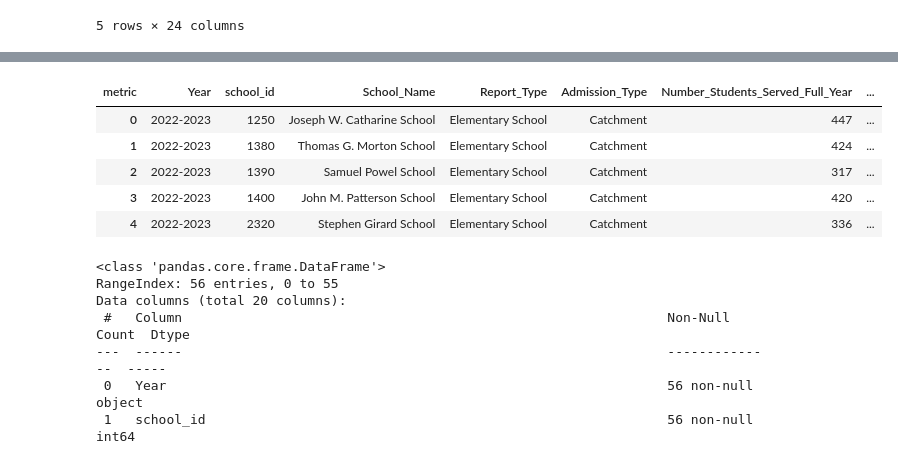
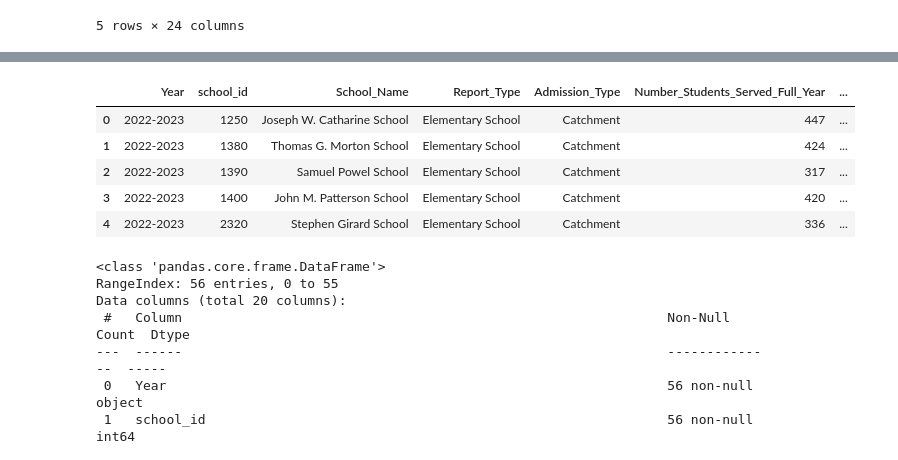
Before and after one commit to EricCroston/Philadelphia-School_Performance_vs_Crime_Data, a Jupyter notebook: School_Metrics_Cleanup.ipynb, the cells around one changed output, grey strips where cells are left out. Cells and saved outputs as stored; diff of their text form; code cells hidden in the pictures.

```diff
--- a/School_Metrics_Cleanup.ipynb
+++ b/School_Metrics_Cleanup.ipynb
@@ -1226,31 +1422,33 @@ es_metrics_df = es_metrics_df[es_columns]
 # %%
 # Rename the Columns with compatible formatting
 es_metrics_df = es_metrics_df.rename(columns={
     'accountability_year': 'Year',
     'school_id': 'school_id',
     'school_name': 'School_Name',
     'report_type': 'Report_Type',
     'Admission Type': 'Admission_Type',
     '# of Students Served Over the Full Year': 'Number_Students_Served_Full_Year',
     'October 1 Enrollment': 'October_1_Enrollment',
     'PSSA ELA: % of Students Below Basic, Grade 3': 'PSSA_ELA_Percent_Students_Below_Basic_Grade_3',
     'PSSA ELA: % of Students Below Basic, Grades 3-8': 'PSSA_ELA_Percent_Students_Below_Basic_Grades_3_to_8',
     'PSSA ELA: % of Students Proficient or Advanced, Grade 3': 'PSSA_ELA_Percent_Students_Proficient_or_Advanced_Grade_3',
     'PSSA ELA: % of Students Proficient or Advanced, Grades 3-8': 'PSSA_ELA_Percent_Students_Proficient_or_Advanced_Grades_3_to_8',
     'PSSA Math: % of Students Below Basic, Grade 3': 'PSSA_Math_Percent_Students_Below_Basic_Grade_3',
     'PSSA Math: % of Students Below Basic, Grades 3-8': 'PSSA_Math_Percent_Students_Below_Basic_Grades_3_to_8',
     'PSSA Math: % of Students Proficient or Advanced, Grade 3': 'PSSA_Math_Percent_Students_Proficient_or_Advanced_Grade_3',
     'PSSA Math: % of Students Proficient or Advanced, Grades 3-8': 'PSSA_Math_Percent_Students_Proficient_or_Advanced_Grades_3_to_8',
     'PSSA Science: % of Students Below Basic, Grades 4-8': 'PSSA_Science_Percent_Students_Below_Basic_Grades_4_to_8',
     'PSSA Science: % of Students Proficient or Advanced, Grades 4-8': 'PSSA_Science_Percent_Students_Proficient_or_Advanced_Grades_4_to_8',
     'Percent of Metrics Improving,  All Students': 'Percent_Metrics_Improving_All_Students',
     '% of Students Attending at Least 90% of Instructional Days': 'Percent_Students_Attending_at_Least_90_Percent',
     '% of Students Receiving Zero Out-of-School Suspensions': 'Percent_Students_Receiving_Zero_Out_of_School_Suspensions'
 })
+# Remove 'metric' from the index column title
+es_metrics_df.columns = es_metrics_df.columns.rename(None)
 
 es_metrics_df.head()
 # %% [output]
-| metric | Year | school_id | School_Name | Report_Type | Admission_Type | Number_Students_Served_Full_Year | ... |
+|  | Year | school_id | School_Name | Report_Type | Admission_Type | Number_Students_Served_Full_Year | ... |
 | 0 | 2022-2023 | 1250 | Joseph W. Catharine School | Elementary School | Catchment | 447 | ... |
 | 1 | 2022-2023 | 1380 | Thomas G. Morton School | Elementary School | Catchment | 424 | ... |
 | 2 | 2022-2023 | 1390 | Samuel Powel School | Elementary School | Catchment | 317 | ... |
```
Also changed, not shown: parts of 35 cells of this notebook, 1 other file.
